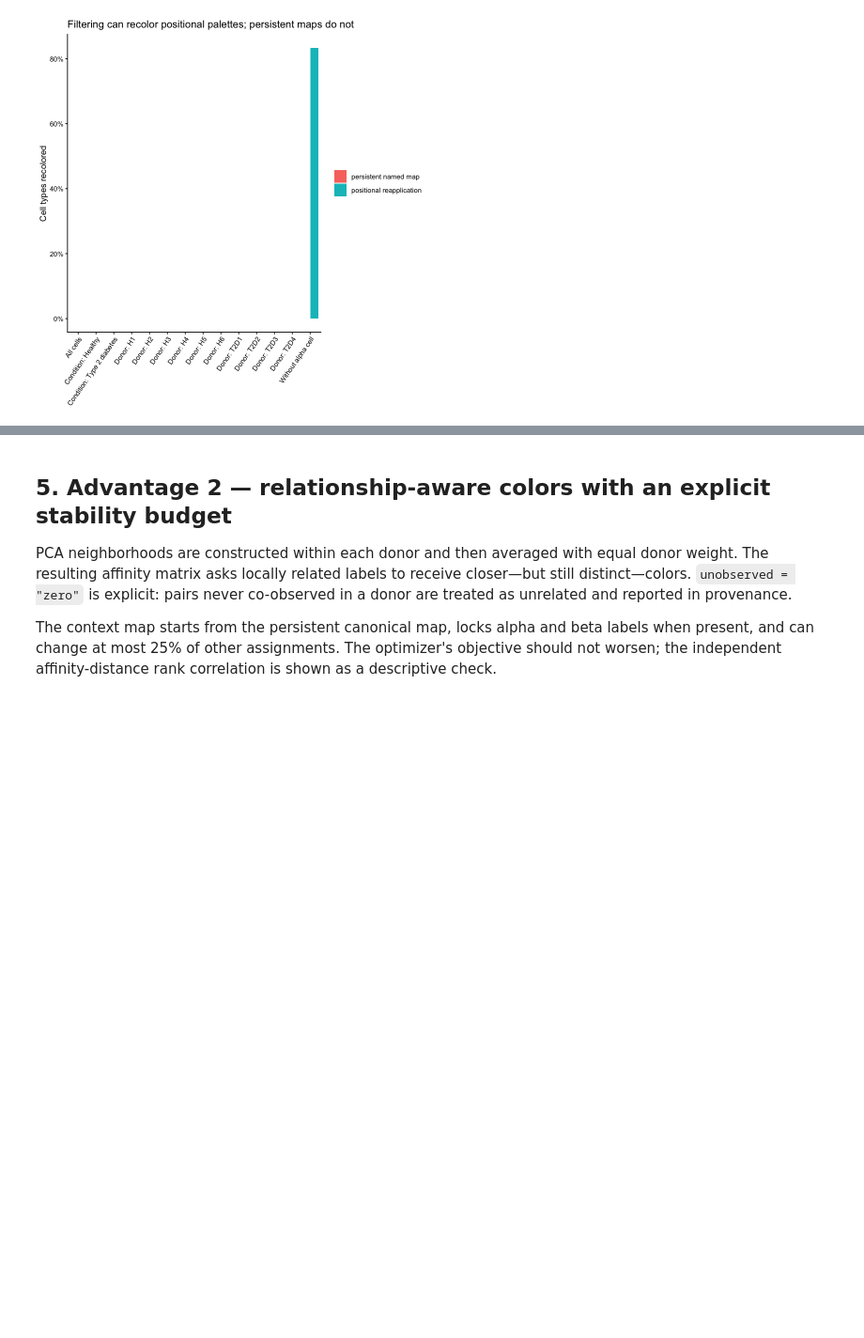
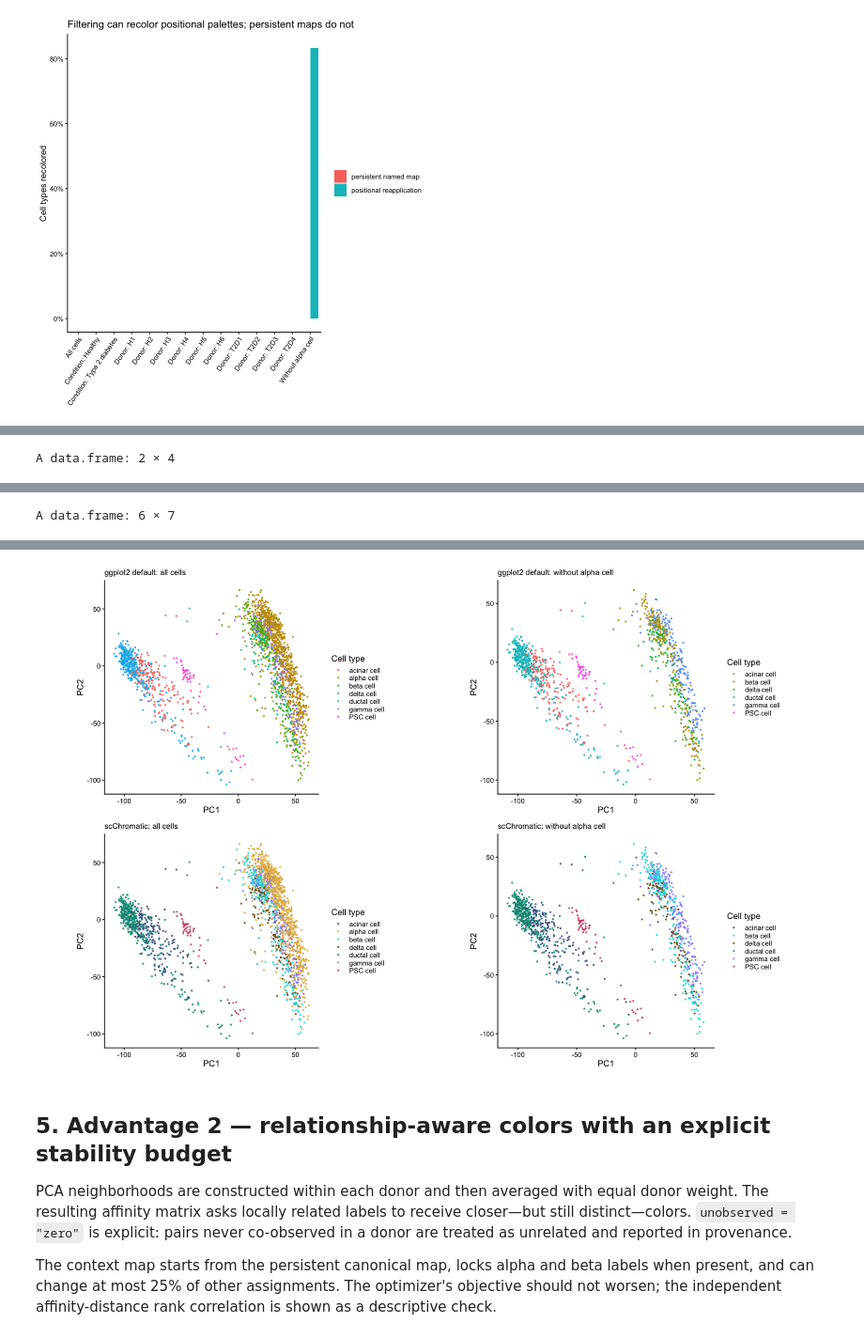
Before and after one commit to xie186/scChromatic, a Jupyter notebook: notebooks/scChromatic_segerstolpe_end_to_end.ipynb, the cells around one changed output, grey strips where cells are left out. Shown at 94% size. Cells and saved outputs as stored; diff of their text form; code cells hidden in the pictures; blank space fills up the shorter version.

```diff
--- a/notebooks/scChromatic_segerstolpe_end_to_end.ipynb
+++ b/notebooks/scChromatic_segerstolpe_end_to_end.ipynb
@@ -364,0 +369,78 @@ ggplot(persistence_results, aes(view, recolored_fraction, fill = method)) +
+# %%
+comparison_subset <- droplevels(
+  meta[as.character(meta$label) != drop_label, , drop = FALSE]
+)
+
+default_embedding_plot <- function(data, title) {
+  ggplot(data, aes(PC1, PC2, color = label)) +
+    geom_point(size = 0.55, alpha = 0.8) +
+    ggplot2::scale_color_discrete(drop = TRUE) +
+    coord_equal() +
+    labs(title = title, color = "Cell type") +
+    theme(
+      legend.position = "right",
+      legend.key.height = grid::unit(0.35, "cm"),
+      plot.title = element_text(size = 10)
+    )
+}
+
+trained_color_map <- function(plot) {
+  scale <- ggplot_build(plot)$plot$scales$get_scales("colour")
+  breaks <- scale$get_breaks()
+  stats::setNames(scale$map(breaks), as.character(breaks))
+}
+
+p_default_all <- default_embedding_plot(meta, "ggplot2 default: all cells")
+p_default_filtered <- default_embedding_plot(
+  comparison_subset, paste0("ggplot2 default: without ", drop_label)
+)
+p_sc_all <- embedding_plot(meta, cell_map, "scChromatic: all cells") +
+  theme(plot.title = element_text(size = 10))
+p_sc_filtered <- embedding_plot(
+  comparison_subset, cell_map, paste0("scChromatic: without ", drop_label)
+) + theme(plot.title = element_text(size = 10))
+
+default_all_colors <- trained_color_map(p_default_all)
+default_filtered_colors <- trained_color_map(p_default_filtered)
+sc_all_colors <- trained_color_map(p_sc_all)
+sc_filtered_colors <- trained_color_map(p_sc_filtered)
+retained_labels <- intersect(names(default_all_colors), names(default_filtered_colors))
+
+color_change_table <- data.frame(
+  label = retained_labels,
+  ggplot2_all = unname(default_all_colors[retained_labels]),
+  ggplot2_filtered = unname(default_filtered_colors[retained_labels]),
+  default_changed = unname(default_all_colors[retained_labels] != default_filtered_colors[retained_labels]),
+  scChromatic_all = unname(sc_all_colors[retained_labels]),
+  scChromatic_filtered = unname(sc_filtered_colors[retained_labels]),
+  scChromatic_changed = unname(sc_all_colors[retained_labels] != sc_filtered_colors[retained_labels]),
+  stringsAsFactors = FALSE
+)
+comparison_summary <- data.frame(
+  method = c("ggplot2 default scale", "scChromatic persistent map"),
+  retained_labels = length(retained_labels),
+  recolored_labels = c(
+    sum(color_change_table$default_changed),
+    sum(color_change_table$scChromatic_changed)
+  ),
+  recolored_fraction = c(
+    mean(color_change_table$default_changed),
+    mean(color_change_table$scChromatic_changed)
+  ),
+  stringsAsFactors = FALSE
+)
+
+stopifnot(
+  comparison_summary$recolored_labels[comparison_summary$method == "ggplot2 default scale"] > 0L,
+  comparison_summary$recolored_labels[comparison_summary$method == "scChromatic persistent map"] == 0L
+)
+comparison_summary
+color_change_table
+
+old_plot_size <- options(repr.plot.width = 14, repr.plot.height = 9)
+print_grid(list(
+  p_default_all, p_default_filtered, p_sc_all, p_sc_filtered
+), ncol = 2L)
+options(old_plot_size)
+# %% [output]
+A data.frame: 2 × 4
@@ -364,0 +451 @@ ggplot(persistence_results, aes(view, recolored_fraction, fill = method)) +
+A data.frame: 6 × 7
@@ -365,3 +460,4 @@ ggplot(persistence_results, aes(view, recolored_fraction, fill = method)) +
+[figure, added]
 # %% [markdown]
 ## 5. Advantage 2 — relationship-aware colors with an explicit stability budget
 
```
Also changed, not shown: parts of 4 cells of this notebook.
